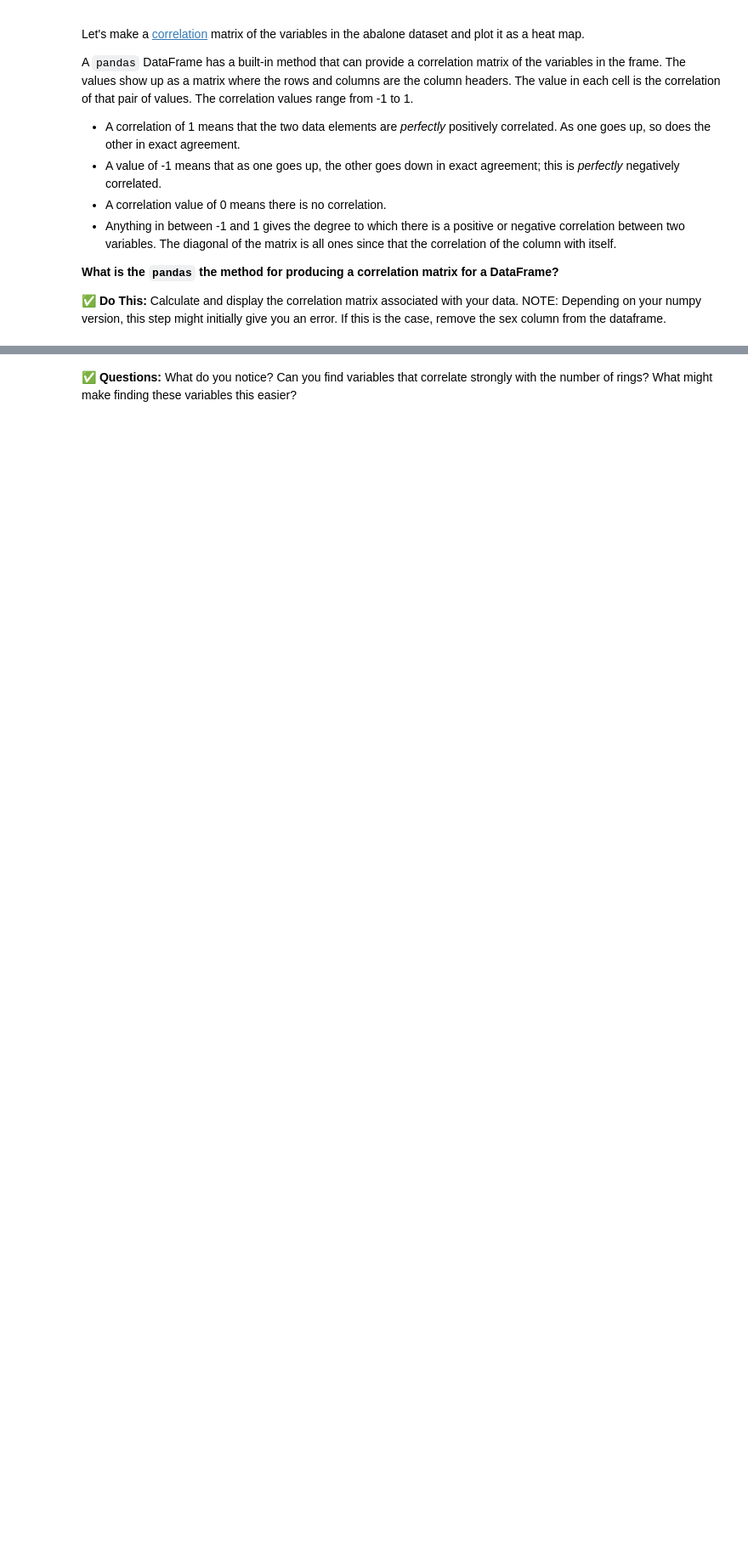
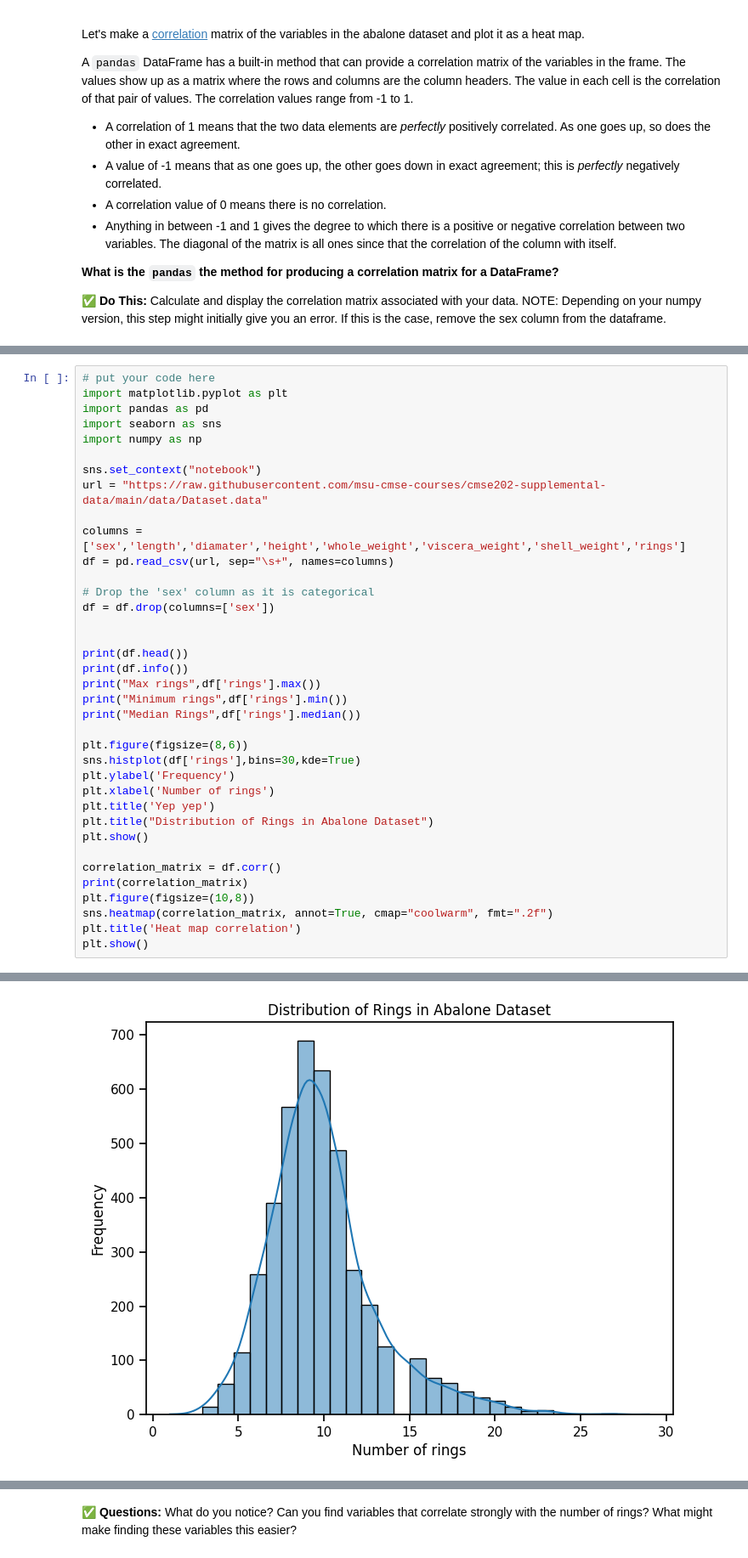
Before and after one commit to jared-evans14/cmse202-s25-turnin, a Jupyter notebook: Day-13/Day-13_In-Class-Regression-JaredEvans.ipynb, the cells around one changed output, grey strips where cells are left out. Shown at 85% size. Drawn from its saved outputs; the diff is of its cells as text; blank space fills up the shorter version.

```diff
--- a/Day-13/Day-13_In-Class-Regression-JaredEvans.ipynb
+++ b/Day-13/Day-13_In-Class-Regression-JaredEvans.ipynb
@@ -96,0 +95,38 @@ The diagonal of the matrix is all ones since that the correlation of the column
+# %%
+# put your code here
+import matplotlib.pyplot as plt
+import pandas as pd
+import seaborn as sns
+import numpy as np
+
+sns.set_context("notebook")
+url = "https://raw.githubusercontent.com/msu-cmse-courses/cmse202-supplemental-data/main/data/Dataset.data"
+
+columns = ['sex','length','diamater','height','whole_weight','viscera_weight','shell_weight','rings']
+df = pd.read_csv(url, sep="\s+", names=columns)
+
+# Drop the 'sex' column as it is categorical
+df = df.drop(columns=['sex'])
+
+
+print(df.head())
+print(df.info())
+print("Max rings",df['rings'].max())
+print("Minimum rings",df['rings'].min())
+print("Median Rings",df['rings'].median())
+
+plt.figure(figsize=(8,6))
+sns.histplot(df['rings'],bins=30,kde=True)
+plt.ylabel('Frequency')
+plt.xlabel('Number of rings')
+plt.title('Yep yep')
+plt.title("Distribution of Rings in Abalone Dataset")
+plt.show()
+
+correlation_matrix = df.corr()
+print(correlation_matrix)
+plt.figure(figsize=(10,8))
+sns.heatmap(correlation_matrix, annot=True, cmap="coolwarm", fmt=".2f")
+plt.title('Heat map correlation')
+plt.show()
+# %% [output]
@@ -96,0 +150 @@ The diagonal of the matrix is all ones since that the correlation of the column
+[figure, added]
```
Also changed, not shown: parts of 11 cells of this notebook, 3 other files.
